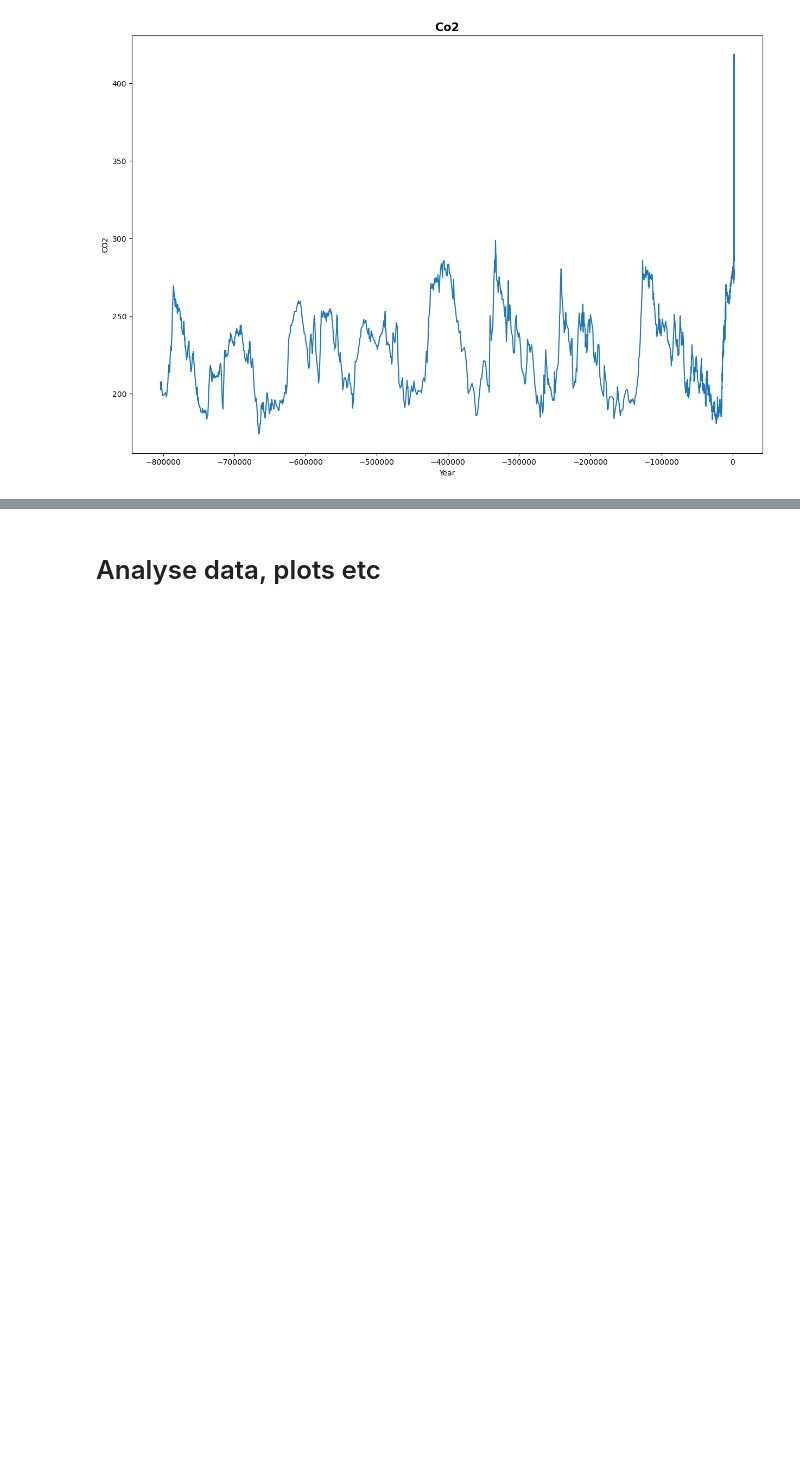
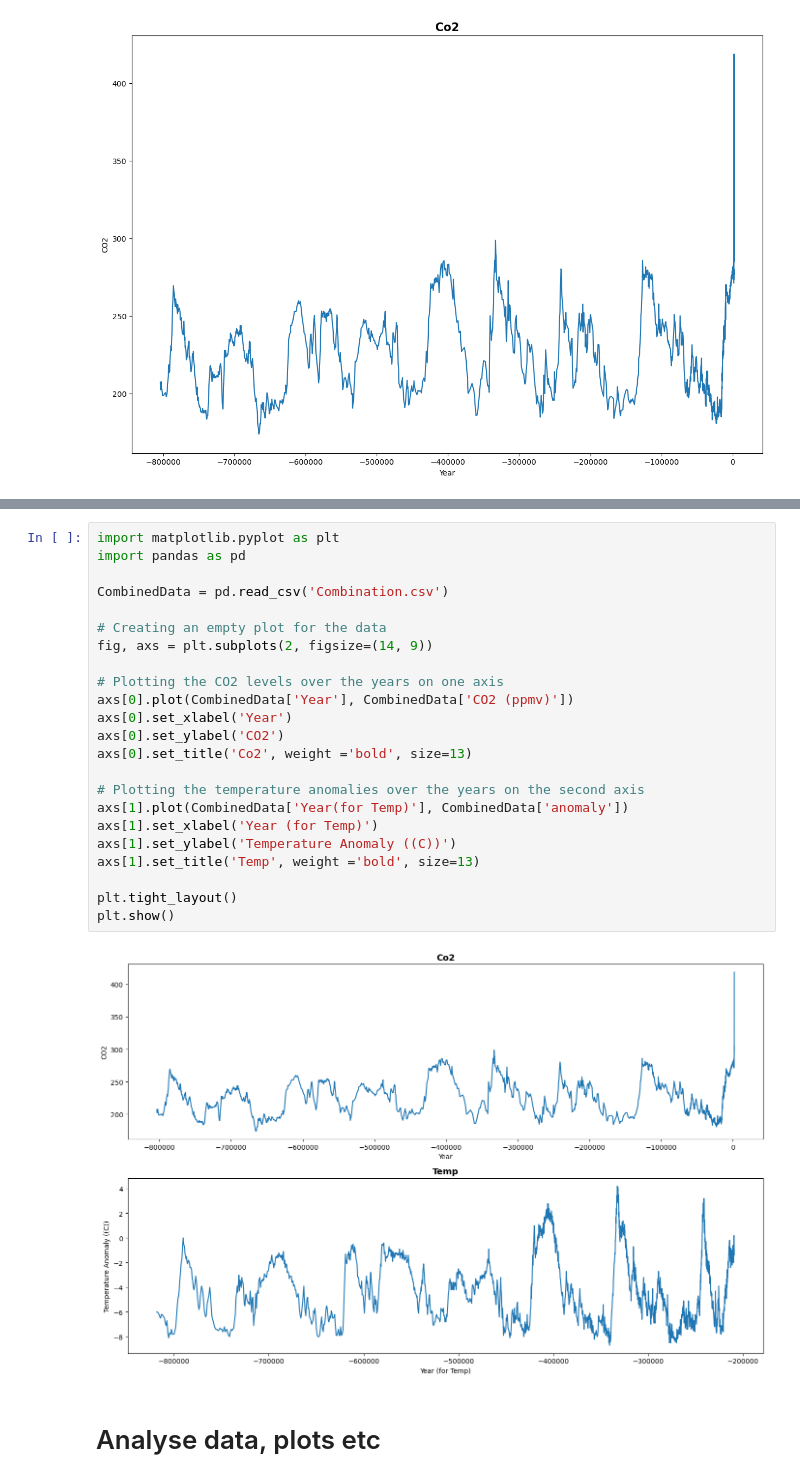
Before and after one commit to rebeccaf1918/Programming-for-Da-Project2, a Jupyter notebook: Project.ipynb, the cells around one changed output, grey strips where cells are left out. Cells and saved outputs as stored; diff of their text form; blank space fills up the shorter version.

```diff
--- a/Project.ipynb
+++ b/Project.ipynb
@@ -199,3 +200,28 @@ No artists with labels found to put in legend.  Note that artists whose label st
 [figure]
+# %%
+import matplotlib.pyplot as plt
+import pandas as pd
+
+CombinedData = pd.read_csv('Combination.csv')
+
+# Creating an empty plot for the data
+fig, axs = plt.subplots(2, figsize=(14, 9))
+
+# Plotting the CO2 levels over the years on one axis
+axs[0].plot(CombinedData['Year'], CombinedData['CO2 (ppmv)'])
+axs[0].set_xlabel('Year')
+axs[0].set_ylabel('CO2')
+axs[0].set_title('Co2', weight ='bold', size=13)
+
+# Plotting the temperature anomalies over the years on the second axis
+axs[1].plot(CombinedData['Year(for Temp)'], CombinedData['anomaly'])
+axs[1].set_xlabel('Year (for Temp)')
+axs[1].set_ylabel('Temperature Anomaly ((C))')
+axs[1].set_title('Temp', weight ='bold', size=13)
+
+plt.tight_layout()
+plt.show()
+# %% [output]
+[figure, added]
 # %% [markdown]
 # Analyse data, plots etc
```
Also changed, not shown: parts of 8 cells of this notebook, 7 other files.
